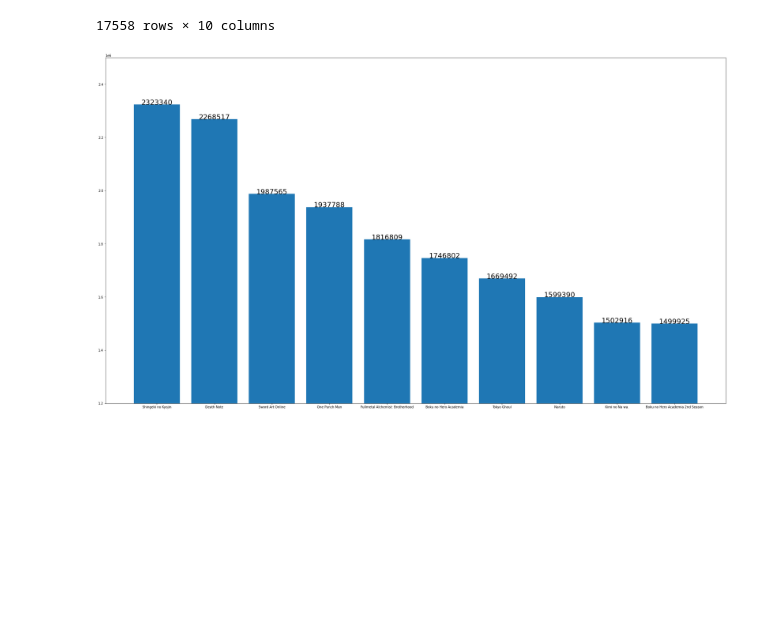
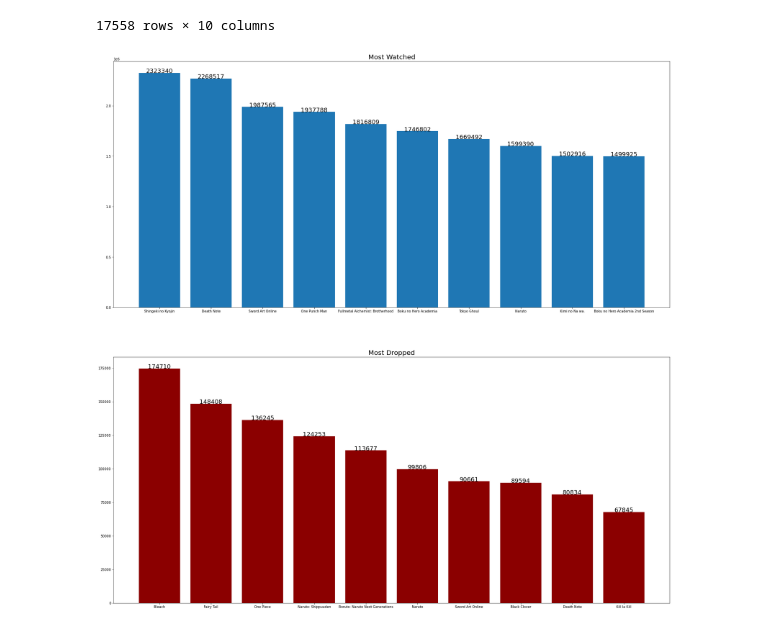
Before and after one commit to Mcaplovitz/cs103a-cpa01, a Jupyter notebook: Anime.ipynb, the cells around one changed output. Saved outputs shown, nothing was run; the diff lists cells and outputs as text; code cells hidden in the pictures; blank space fills up the shorter version.

Commit message:
Updated graphs and way to display data in the table

```diff
--- a/Anime.ipynb
+++ b/Anime.ipynb
@@ -14,6 +14,7 @@ The two questions I have are:
     2. What is the most watched & most dropped anime?
 # %%
 df = pd.read_csv("anime.csv", index_col=4)
+df.index = np.where(df.index == 'Unknown', df['Name'], df.index)
 df.describe()
 # %% [output]
 |  | MAL_ID | Popularity | Members | Favorites | Watching | Completed | On-Hold | Dropped | Plan to Watch |
@@ -151,16 +150,21 @@ pd.pivot_table(data = df, index = ["Name"])
 # %%
 wdf = df
 wdf["Watched"] = wdf['Completed'] + wdf['Watching']
 wdf = wdf.sort_values('Watched', ascending = False)
 wdf = wdf[["Watched", "Name"]].head(10)
-# print(df.head(20).to_string(index=False))
-# df.plot.bar(ylim = [0, 10])
-plt.figure(figsize = (35,20))
-plt.bar(wdf["Name"], wdf["Watched"])
-plt.xticks(rotation=0)
+
+ddf = df
+ddf = ddf.sort_values('Dropped', ascending = False)
+ddf = ddf[["Dropped", "Name"]].head(10)
+
+f, (w, d) = plt.subplots(2, 1, figsize = (30,30))
+w.bar(wdf["Name"], wdf["Watched"])
+w.set_title('Most Watched', size = 20)
+d.bar(ddf["Name"], ddf["Dropped"], color = 'darkred')
+d.set_title('Most Dropped', size = 20)
+
 for i in range(len(wdf["Name"])):
-        plt.text(i, wdf["Watched"][i], wdf["Watched"][i], ha = 'center', size = 22)
-plt.ylim(1200000,2500000)
-plt.show()
+        w.text(i, wdf["Watched"][i], wdf["Watched"][i], ha = 'center', size = 18)
+        d.text(i, ddf["Dropped"][i], ddf["Dropped"][i], ha = 'center', size = 18)
 # %% [output]
-[figure, old version]
+[figure, new version]
```
Also changed, not shown: parts of 3 cells of this notebook.
